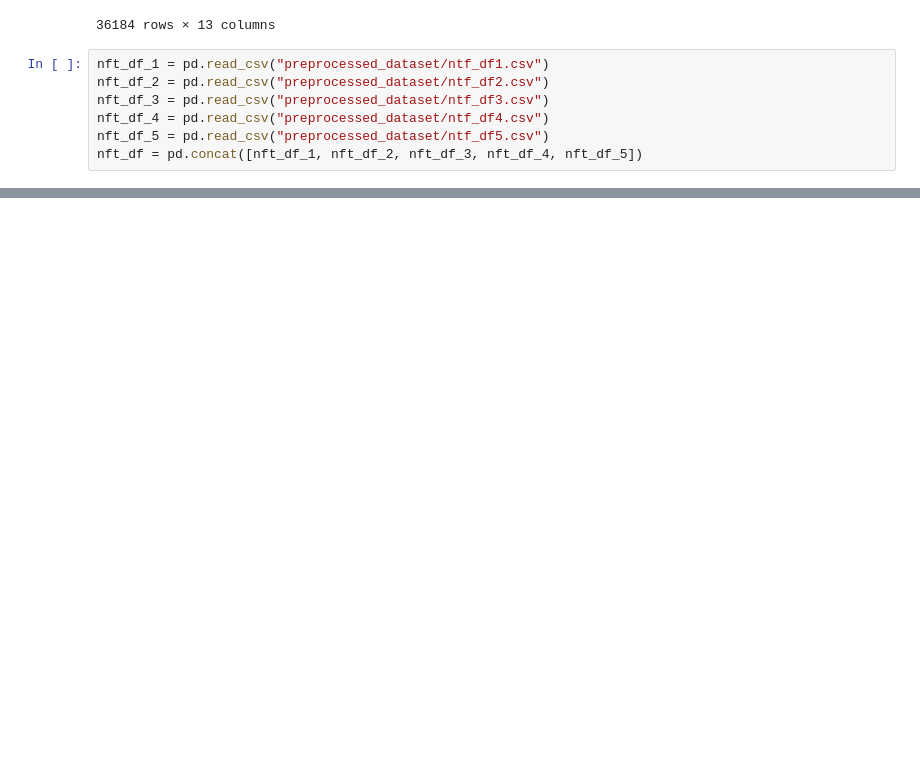
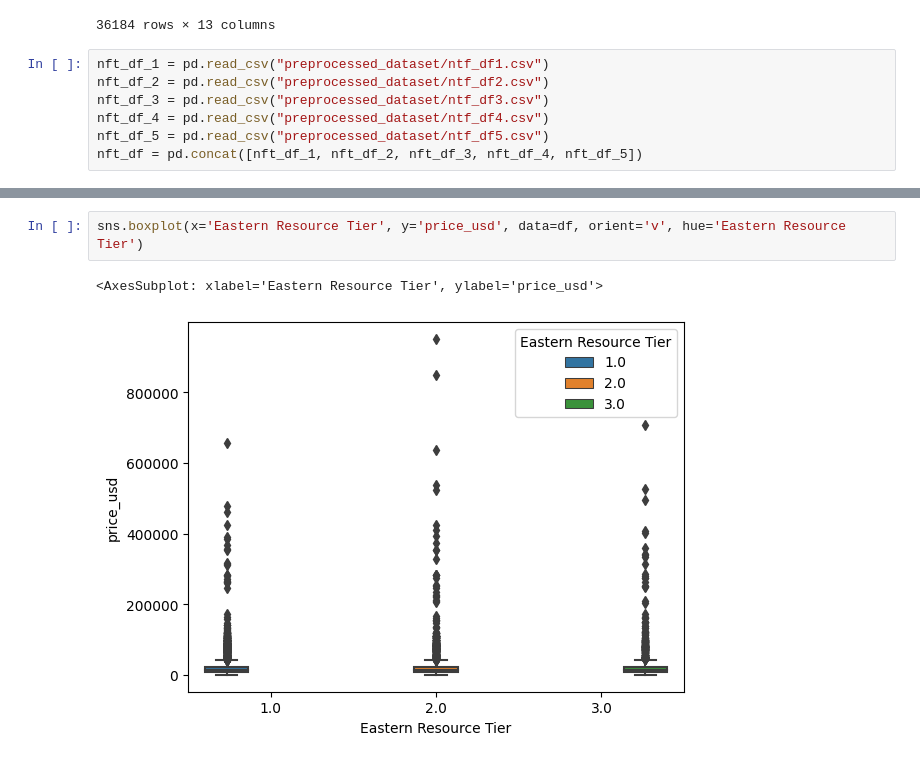
Before and after one commit to DaG0ng/Otherdeed_Price_Prediction, a Jupyter notebook: Data_Exploration_Wenhao Zhang.ipynb, the cells around one changed output, grey strips where cells are left out. Cells and saved outputs as stored; diff of their text form; blank space fills up the shorter version.

```diff
--- a/Data_Exploration_Wenhao Zhang.ipynb
+++ b/Data_Exploration_Wenhao Zhang.ipynb
@@ -107,0 +357,5 @@ nft_df[nft_df['last_price'].isnull()]
+# %%
+sns.boxplot(x='Eastern Resource Tier', y='price_usd', data=df, orient='v', hue='Eastern Resource Tier')
+# %% [output]
+<AxesSubplot: xlabel='Eastern Resource Tier', ylabel='price_usd'>
+[figure, added]
```
Also changed, not shown: parts of 43 cells of this notebook.
